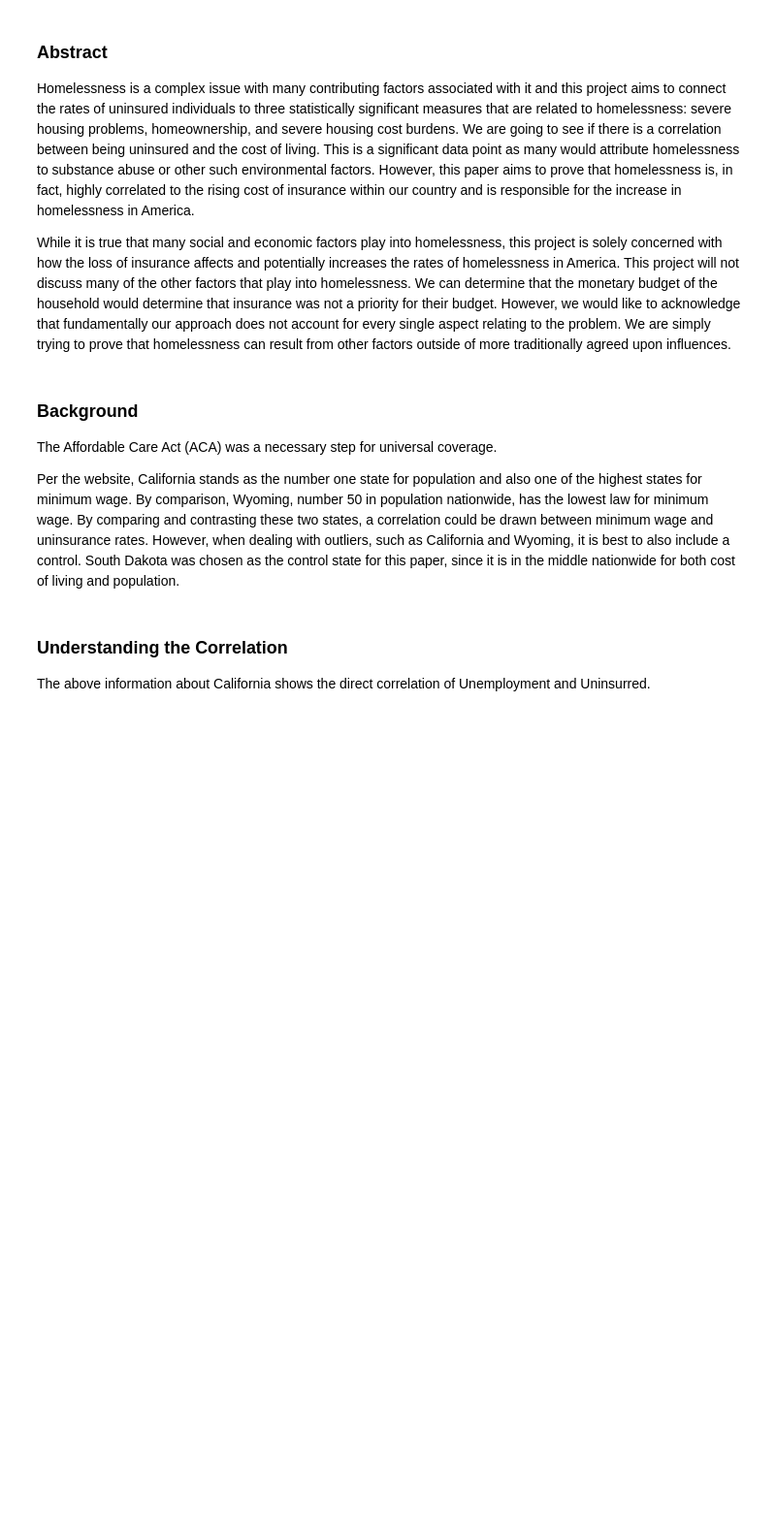
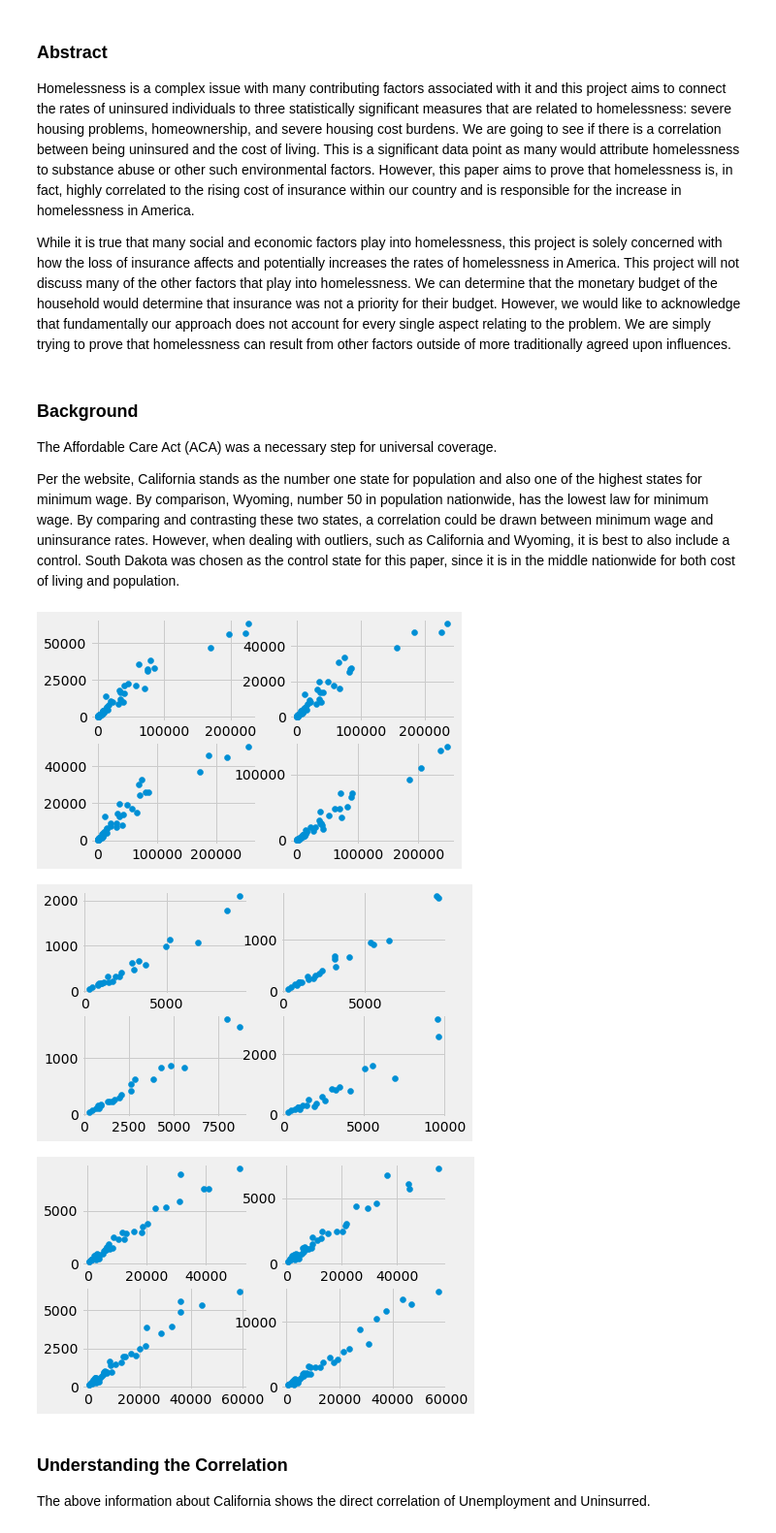
Before and after one commit to StevenWerden/APCV-361-FA22-Final, a Jupyter notebook: Final_Diguardi_Werden_Siml.ipynb, the cells around one changed output. Shown at 97% size. Drawn from its saved outputs; the diff is of its cells as text; code cells hidden in the pictures; blank space fills up the shorter version.

Commit message:
Working on Final
I converged most of the code that we wanted to use in the outline. I also started the 2x2 subplot for the scatterplots of each year. It just needs labels.

```diff
--- a/Final_Diguardi_Werden_Siml.ipynb
+++ b/Final_Diguardi_Werden_Siml.ipynb
@@ -50,3 +46,10 @@ Per the website, California stands as the number one state for population and al
+# %%
+readFile = getData("Project Data.csv")
+scatterUninsuredUnemployedNum(readFile)
+# %% [output]
+[figure, added]
+[figure, added]
+[figure, added]
 # %% [markdown]
 ### Understanding the Correlation
 The above information about California shows the direct correlation of Unemployment and Uninsurred.
```
Also changed, not shown: parts of 4 cells of this notebook.
